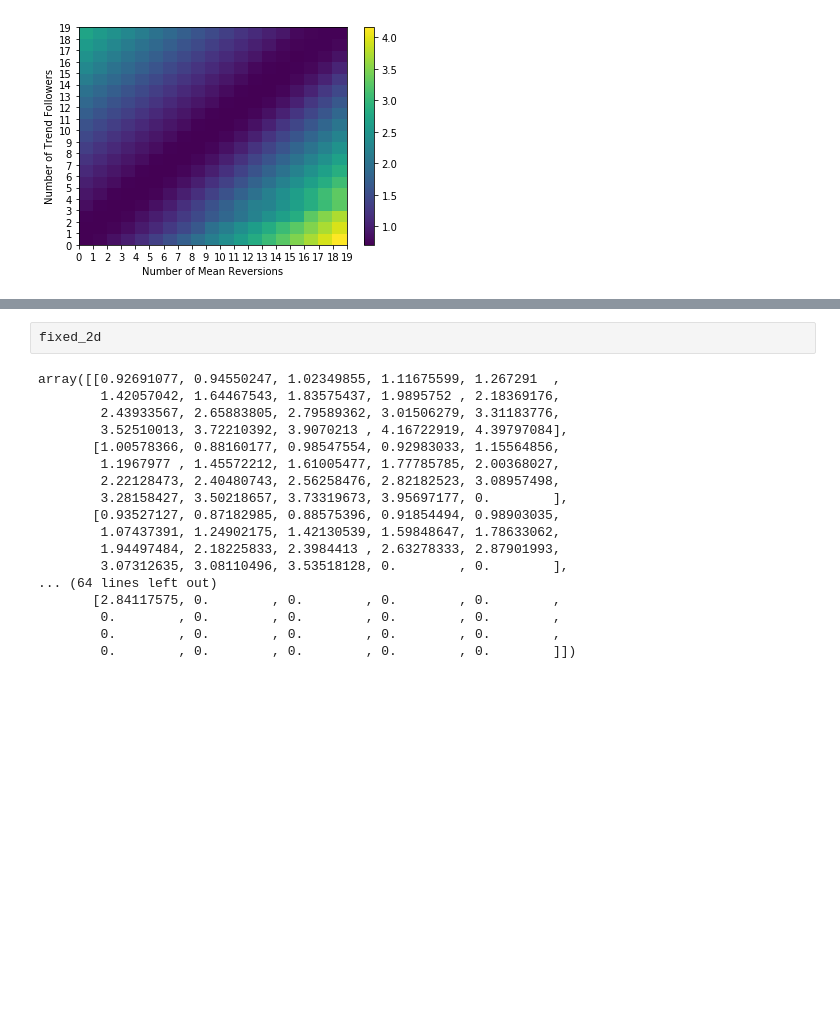
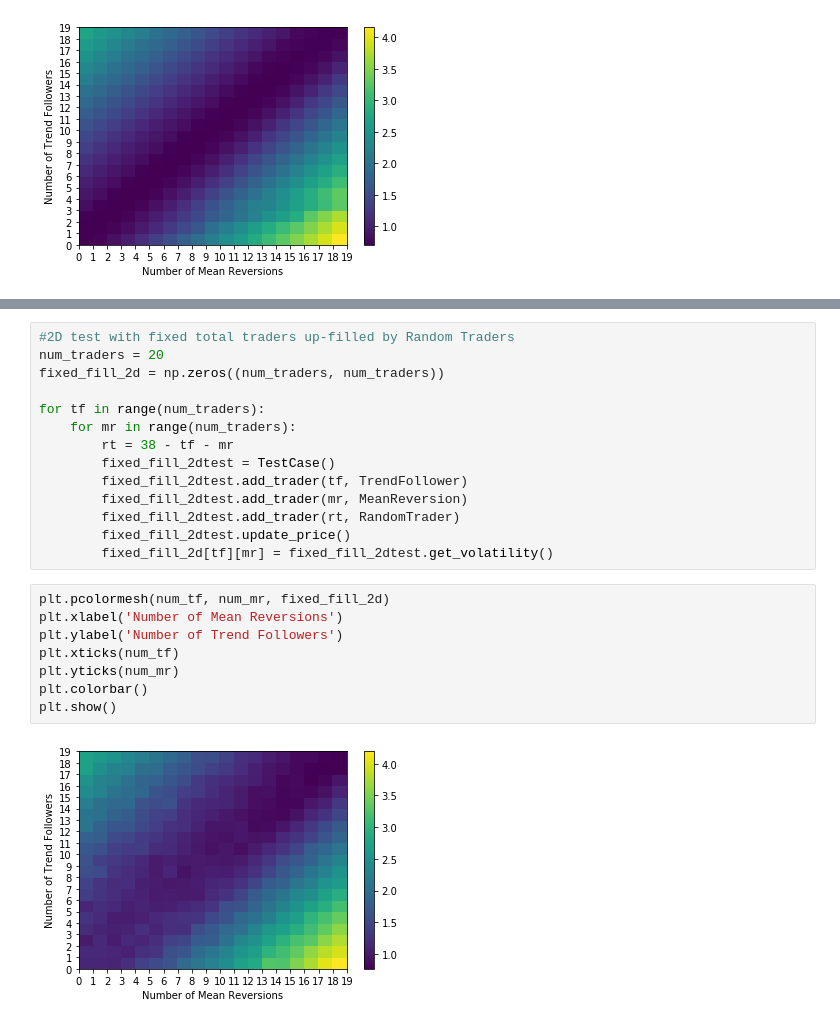
Before and after one commit to khanhnguyen15/Market-Simulation, a Jupyter notebook: Market-Simulation.ipynb, the cells around one changed output, grey strips where cells are left out. Cells and saved outputs as stored; diff of their text form; blank space fills up the shorter version.

Commit message:
add test wth randomized agents

```diff
--- a/Market-Simulation.ipynb
+++ b/Market-Simulation.ipynb
@@ -318,20 +318,24 @@ plt.show()
-# %%
-fixed_2d
-# %% [output]
-array([[0.92691077, 0.94550247, 1.02349855, 1.11675599, 1.267291  ,
-        1.42057042, 1.64467543, 1.83575437, 1.9895752 , 2.18369176,
-        2.43933567, 2.65883805, 2.79589362, 3.01506279, 3.31183776,
-        3.52510013, 3.72210392, 3.9070213 , 4.16722919, 4.39797084],
-       [1.00578366, 0.88160177, 0.98547554, 0.92983033, 1.15564856,
-        1.1967977 , 1.45572212, 1.61005477, 1.77785785, 2.00368027,
-        2.22128473, 2.40480743, 2.56258476, 2.82182523, 3.08957498,
-        3.28158427, 3.50218657, 3.73319673, 3.95697177, 0.        ],
-       [0.93527127, 0.87182985, 0.88575396, 0.91854494, 0.98903035,
-        1.07437391, 1.24902175, 1.42130539, 1.59848647, 1.78633062,
-        1.94497484, 2.18225833, 2.3984413 , 2.63278333, 2.87901993,
-        3.07312635, 3.08110496, 3.53518128, 0.        , 0.        ],
-... (64 lines left out)
-       [2.84117575, 0.        , 0.        , 0.        , 0.        ,
-        0.        , 0.        , 0.        , 0.        , 0.        ,
-        0.        , 0.        , 0.        , 0.        , 0.        ,
-        0.        , 0.        , 0.        , 0.        , 0.        ]])
+# %%
+#2D test with fixed total traders up-filled by Random Traders
+num_traders = 20
+fixed_fill_2d = np.zeros((num_traders, num_traders))
+
+for tf in range(num_traders):
+    for mr in range(num_traders):
+        rt = 38 - tf - mr
+        fixed_fill_2dtest = TestCase()
+        fixed_fill_2dtest.add_trader(tf, TrendFollower)
+        fixed_fill_2dtest.add_trader(mr, MeanReversion)
+        fixed_fill_2dtest.add_trader(rt, RandomTrader)
+        fixed_fill_2dtest.update_price()
+        fixed_fill_2d[tf][mr] = fixed_fill_2dtest.get_volatility()
+# %%
+plt.pcolormesh(num_tf, num_mr, fixed_fill_2d)
+plt.xlabel('Number of Mean Reversions')
+plt.ylabel('Number of Trend Followers')
+plt.xticks(num_tf)
+plt.yticks(num_mr)
+plt.colorbar()
+plt.show()
+# %% [output]
+[figure, added]
```
Also changed, not shown: parts of 3 cells of this notebook.
